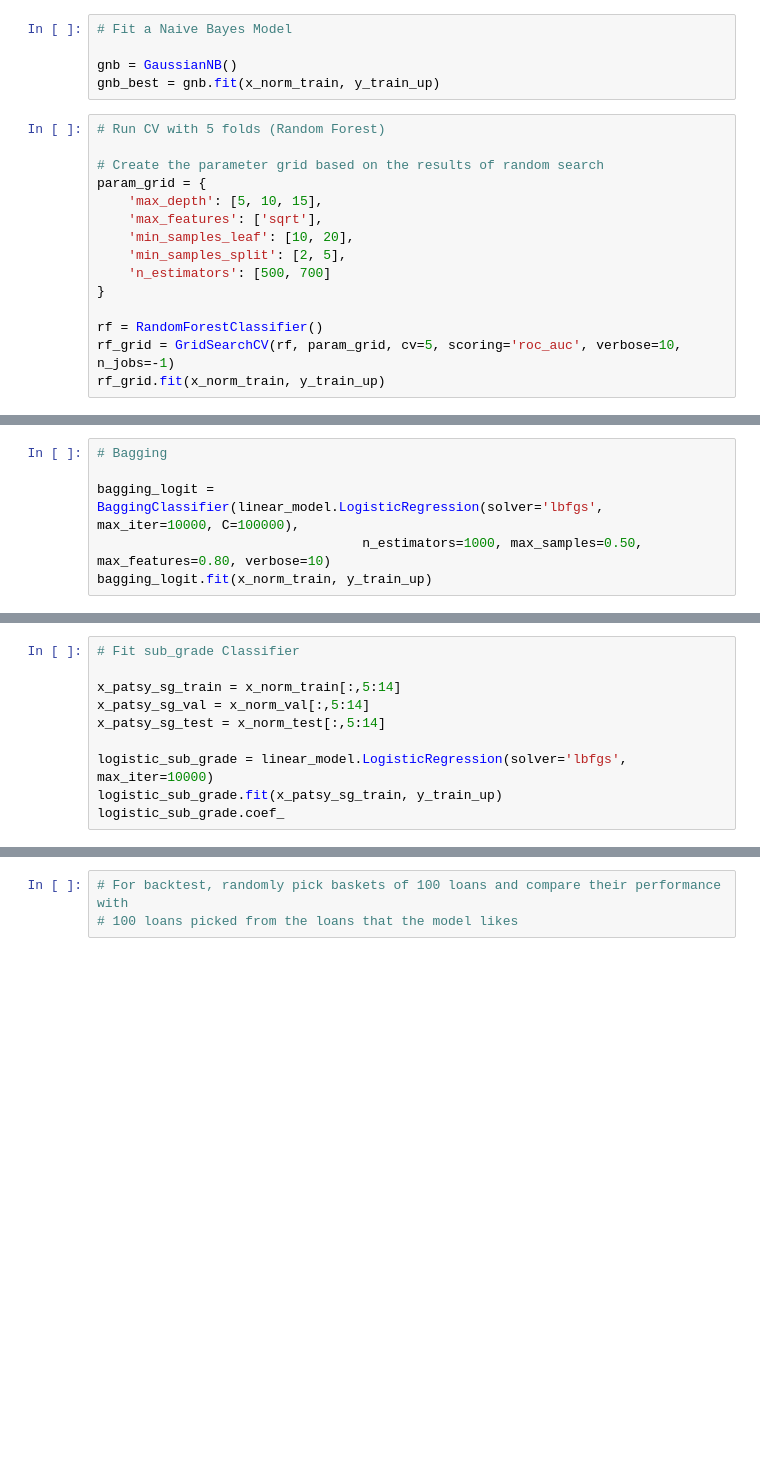
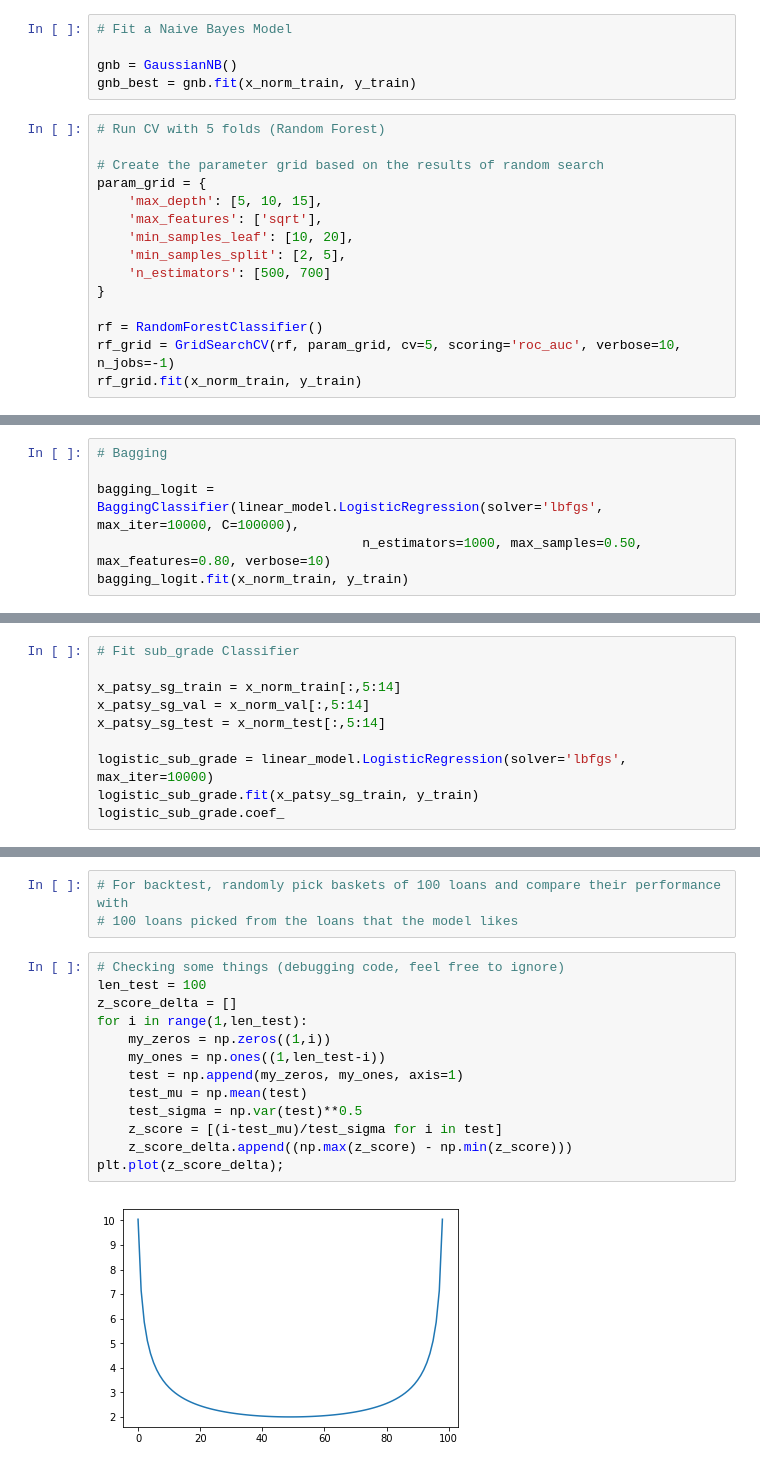
Before and after one commit to yiuhyuk/Project_3_Metis, a Jupyter notebook: lending_club_v4.0.ipynb, the cells around one changed output, grey strips where cells are left out. Saved outputs shown, nothing was run; the diff lists cells and outputs as text; blank space fills up the shorter version.

```diff
--- a/lending_club_v4.0.ipynb
+++ b/lending_club_v4.0.ipynb
@@ -396,7 +492,7 @@ logistic_grid.fit(x_norm_train, y_train_up)
 # Fit a Naive Bayes Model
 
 gnb = GaussianNB()
-gnb_best = gnb.fit(x_norm_train, y_train_up)
+gnb_best = gnb.fit(x_norm_train, y_train)
 # %%
 # Run CV with 5 folds (Random Forest)
 
@@ -411,4 +507,4 @@ param_grid = {
 
 rf = RandomForestClassifier()
 rf_grid = GridSearchCV(rf, param_grid, cv=5, scoring='roc_auc', verbose=10, n_jobs=-1)
-rf_grid.fit(x_norm_train, y_train_up)
+rf_grid.fit(x_norm_train, y_train)
@@ -424,4 +547,4 @@ rf_grid.fit(x_norm_train, y_train_up)
 
 bagging_logit = BaggingClassifier(linear_model.LogisticRegression(solver='lbfgs', max_iter=10000, C=100000),
                                   n_estimators=1000, max_samples=0.50, max_features=0.80, verbose=10)
-bagging_logit.fit(x_norm_train, y_train_up)
+bagging_logit.fit(x_norm_train, y_train)
@@ -491,5 +648,5 @@ x_patsy_sg_val = x_norm_val[:,5:14]
 x_patsy_sg_test = x_norm_test[:,5:14]
 
 logistic_sub_grade = linear_model.LogisticRegression(solver='lbfgs', max_iter=10000)
-logistic_sub_grade.fit(x_patsy_sg_train, y_train_up)
+logistic_sub_grade.fit(x_patsy_sg_train, y_train)
 logistic_sub_grade.coef_
@@ -603,3 +781,18 @@ print(my_default_rate, total_default_rate)
 # %%
 # For backtest, randomly pick baskets of 100 loans and compare their performance with
 # 100 loans picked from the loans that the model likes
+# %%
+# Checking some things (debugging code, feel free to ignore)
+len_test = 100
+z_score_delta = []
+for i in range(1,len_test):
+    my_zeros = np.zeros((1,i))
+    my_ones = np.ones((1,len_test-i))
+    test = np.append(my_zeros, my_ones, axis=1)
+    test_mu = np.mean(test)
+    test_sigma = np.var(test)**0.5
+    z_score = [(i-test_mu)/test_sigma for i in test]
+    z_score_delta.append((np.max(z_score) - np.min(z_score)))
+plt.plot(z_score_delta);
+# %% [output]
+[figure, added]
```
Also changed, not shown: parts of 29 cells of this notebook.
